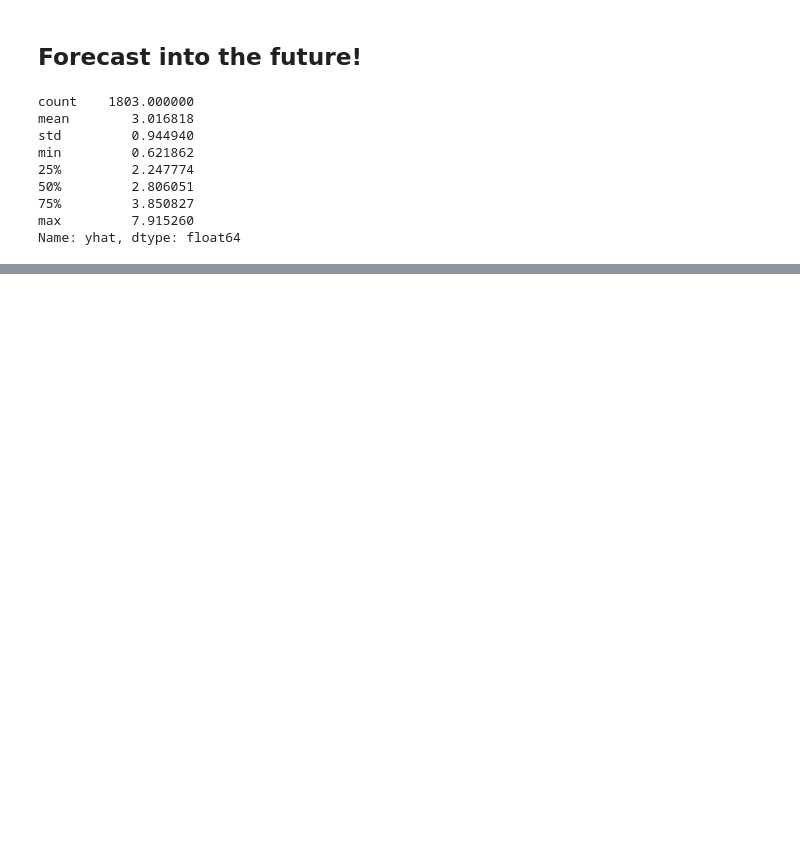
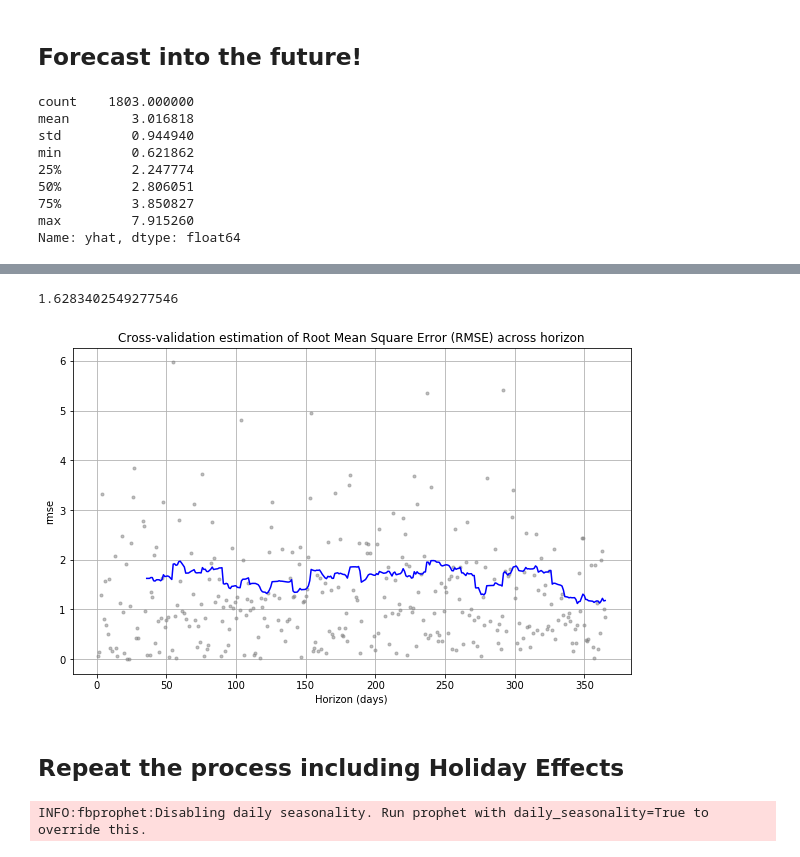
Before and after one commit to wvsharber/prophet_practice_blog, a Jupyter notebook: Prophet_analyses.ipynb, the cells around one changed output, grey strips where cells are left out. Cells and saved outputs as stored; diff of their text form; code cells hidden in the pictures; blank space fills up the shorter version.

```diff
--- a/Prophet_analyses.ipynb
+++ b/Prophet_analyses.ipynb
@@ -101,0 +78,7 @@ fig3 = plot_cross_validation_metric(df_cv, metric='mape')
+# %%
+#Prophet has a built-in function for cross-validation, which isn't exactly like traditional cross-validation in a
+#machine learning setting. Here the model predicts across a test period known as the horizon, which is then compared
+#to the actual data from that same period.
+
+df_cv = cross_validation(p, horizon = '365 days')
+df_cv.head()
@@ -101,0 +93,27 @@ fig3 = plot_cross_validation_metric(df_cv, metric='mape')
+# %%
+#We can then calculate metrics such as MAE, MSE, or RMSE with another built-in function.
+
+df_p = performance_metrics(df_cv)
+df_p['rmse'].mean()
+# %% [output]
+1.6283402549277546
+# %%
+#Finally, we can plot the estimated errors across the horizon. This method includes a rolling calculation across
+#10% of the data, represented by the blue line.
+
+fig3 = plot_cross_validation_metric(df_cv, metric='rmse')
+plt.title("Cross-validation estimation of Root Mean Square Error (RMSE) across horizon")
+plt.savefig("fig3.png", dpi=300, bbox_inches='tight')
+# %% [output]
+[figure, added]
+# %% [markdown]
+## Repeat the process including Holiday Effects
+# %%
+#Add US holidays, since alcohol crimes spike near holidays (especially New Year!)
+p2 = Prophet()
+p2.add_country_holidays('US') #automatically adds holidays to the model
+p2.fit(counts_df)
+future2 = p2.make_future_dataframe(periods=365)
+forecast2 = p2.predict(future2)
+# %% [output]
+INFO:fbprophet:Disabling daily seasonality. Run prophet with daily_seasonality=True to override this.
```
Also changed, not shown: parts of 13 cells of this notebook, 1 other file.
